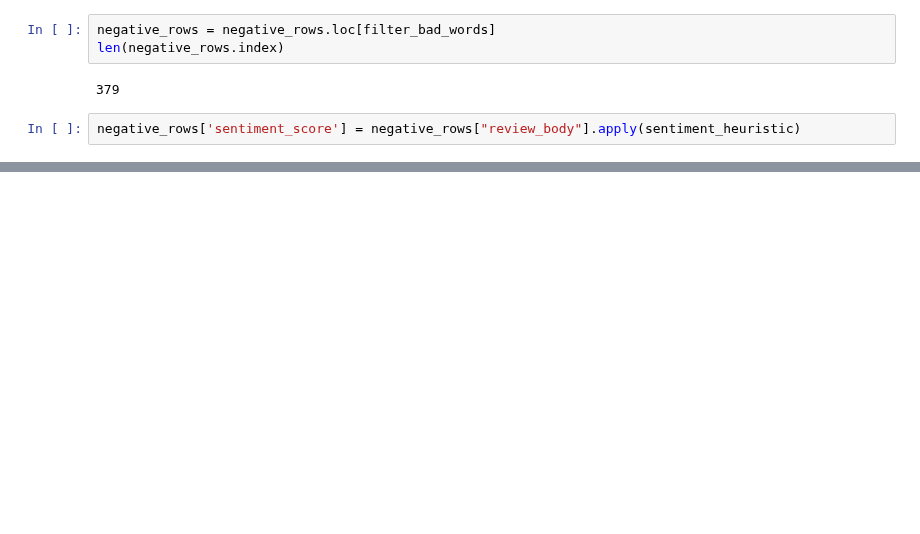
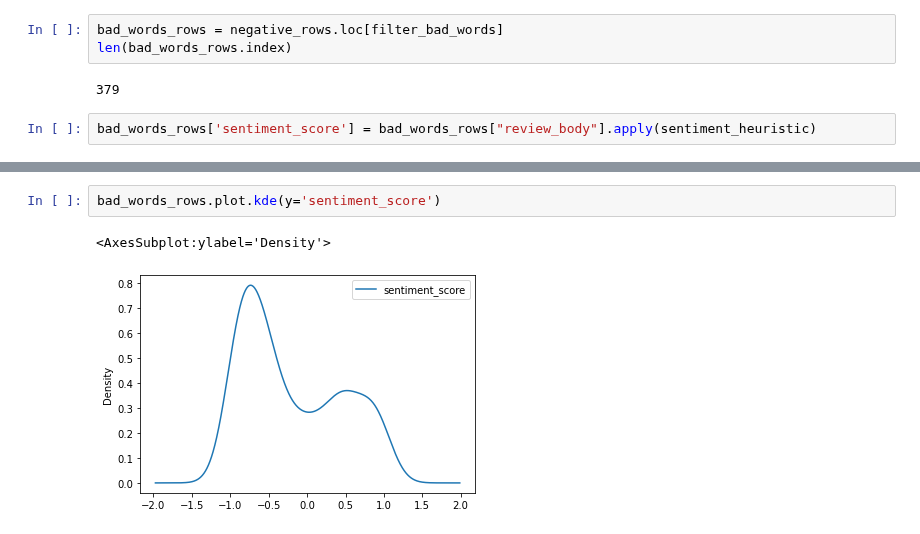
Before and after one commit to Yepadee/ads-cwk, a Jupyter notebook: sentiment.ipynb, the cells around one changed output, grey strips where cells are left out. Saved outputs shown, nothing was run; the diff lists cells and outputs as text; blank space fills up the shorter version.

Commit message:
added distribution plots

```diff
--- a/sentiment.ipynb
+++ b/sentiment.ipynb
@@ -207,10 +210,10 @@ def filter_bad_words(row):
     '''
     return row["review_headline"].str.contains("\\b(%s)\\b" % '|'.join(bad_words))
 # %%
-negative_rows = negative_rows.loc[filter_bad_words]
-len(negative_rows.index)
+bad_words_rows = negative_rows.loc[filter_bad_words]
+len(bad_words_rows.index)
 # %% [output]
 379
 # %%
-negative_rows['sentiment_score'] = negative_rows["review_body"].apply(sentiment_heuristic)
+bad_words_rows['sentiment_score'] = bad_words_rows["review_body"].apply(sentiment_heuristic)
 # %%
@@ -304,0 +265,5 @@ negative_rows.apply(pd.value_counts)
+# %%
+bad_words_rows.plot.kde(y='sentiment_score')
+# %% [output]
+<AxesSubplot:ylabel='Density'>
+[figure, added]
```
Also changed, not shown: parts of 15 cells of this notebook.
